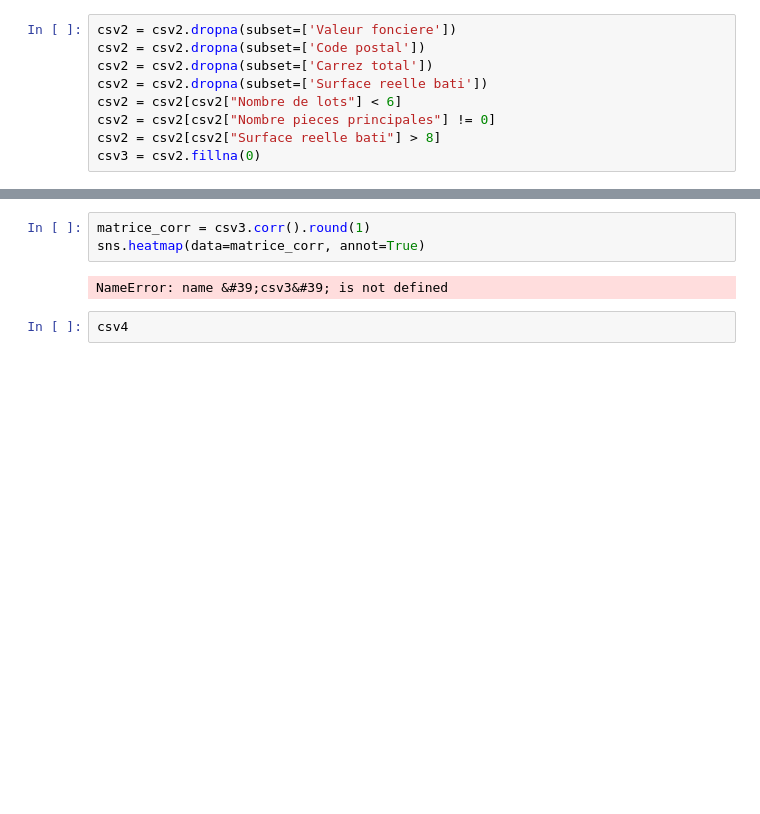
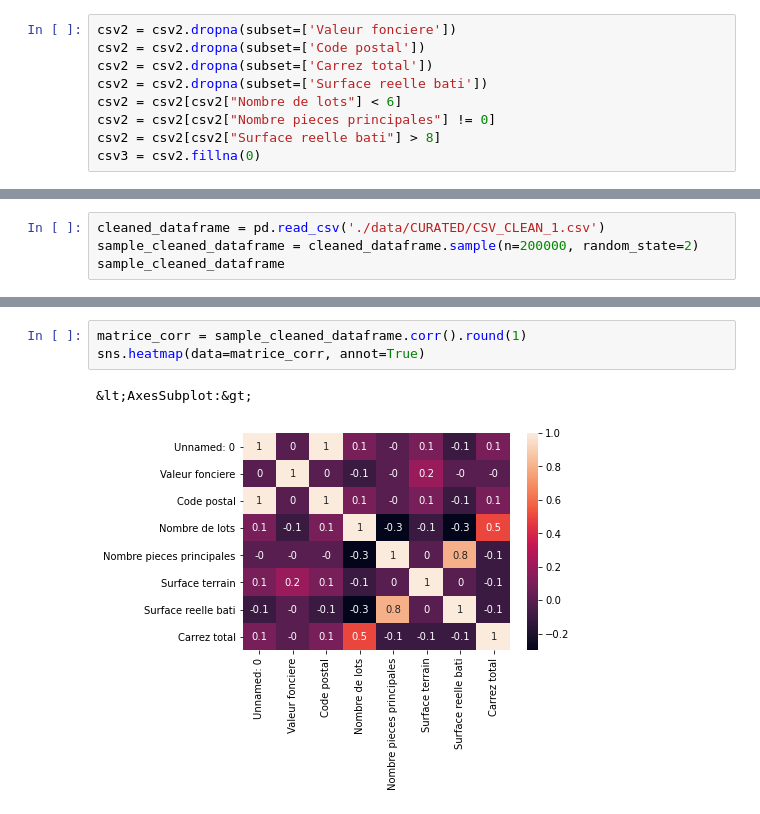
Before and after one commit to KRDavid/Immothep, a Jupyter notebook: NotebookDav.ipynb, the cells around one changed output, grey strips where cells are left out. Drawn from its saved outputs; the diff is of its cells as text; blank space fills up the shorter version.

```diff
--- a/NotebookDav.ipynb
+++ b/NotebookDav.ipynb
@@ -45,0 +56,4 @@ csv3
+# %%
+cleaned_dataframe = pd.read_csv('./data/CURATED/CSV_CLEAN_1.csv')
+sample_cleaned_dataframe = cleaned_dataframe.sample(n=200000, random_state=2)
+sample_cleaned_dataframe
@@ -46,7 +74,6 @@ csv3
 # %%
-matrice_corr = csv3.corr().round(1)
+matrice_corr = sample_cleaned_dataframe.corr().round(1)
 sns.heatmap(data=matrice_corr, annot=True)
 # %% [output]
-NameError: name &#39;csv3&#39; is not defined
+&lt;AxesSubplot:&gt;
+[figure, added]
-# %%
-csv4
```
Also changed, not shown: parts of 7 cells of this notebook.
